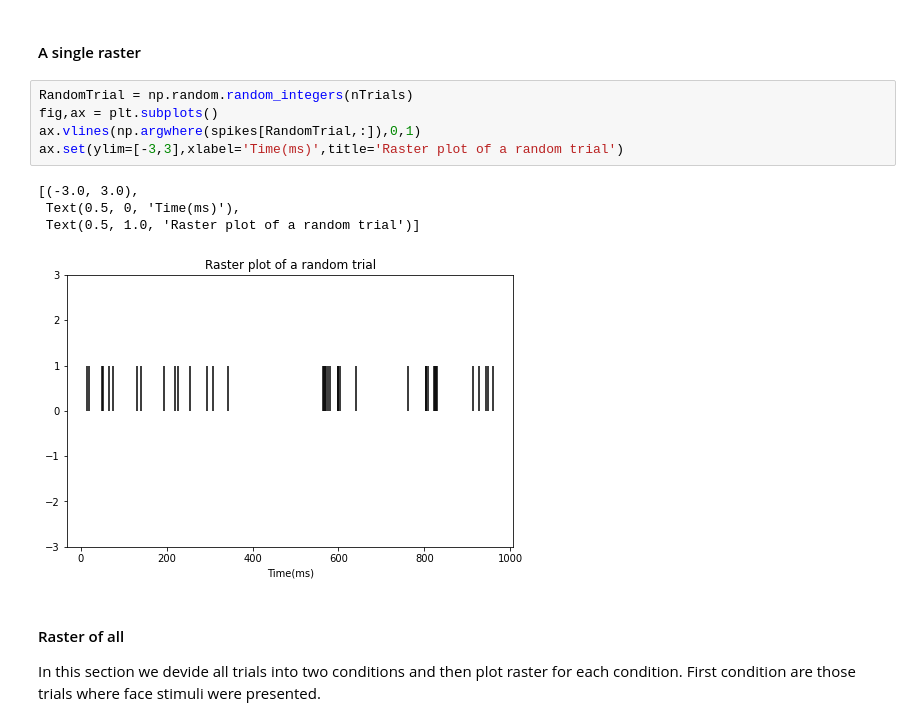
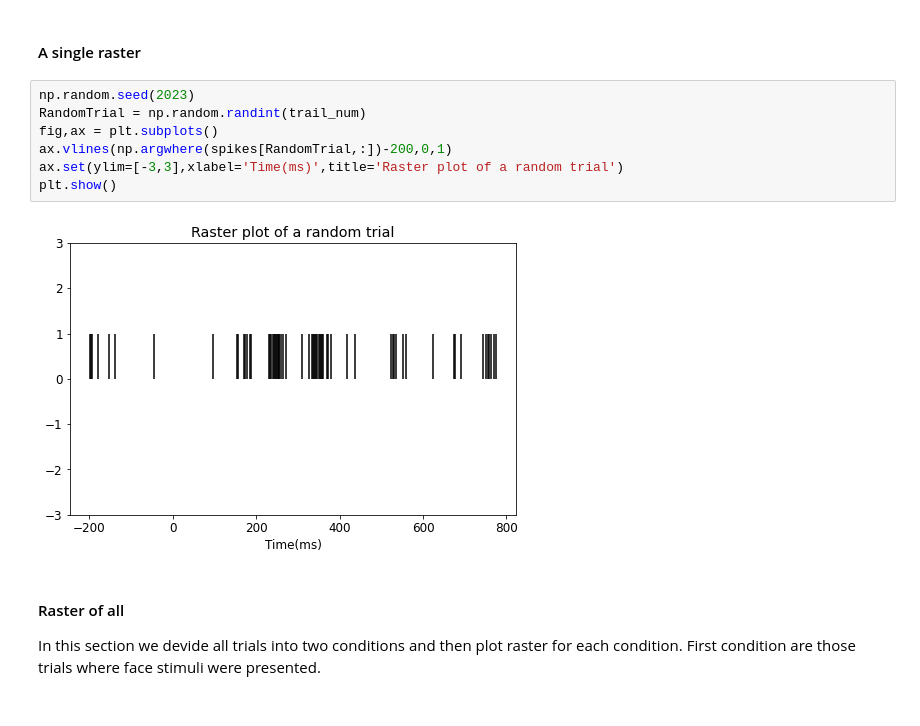
Before and after one commit to MiladQolami/Neural-Data-Analysis, a Jupyter notebook: MainCode.ipynb, the cells around one changed output. Saved outputs shown, nothing was run; the diff lists cells and outputs as text.

```diff
--- a/MainCode.ipynb
+++ b/MainCode.ipynb
@@ -51,15 +51,14 @@ trail_num = np.shape(spikes)[0]
 # %% [markdown]
 #### A single raster
 # %%
-RandomTrial = np.random.random_integers(nTrials)
+np.random.seed(2023)
+RandomTrial = np.random.randint(trail_num)
 fig,ax = plt.subplots()
-ax.vlines(np.argwhere(spikes[RandomTrial,:]),0,1)
+ax.vlines(np.argwhere(spikes[RandomTrial,:])-200,0,1)
 ax.set(ylim=[-3,3],xlabel='Time(ms)',title='Raster plot of a random trial')
+plt.show()
 # %% [output]
-[(-3.0, 3.0),
- Text(0.5, 0, 'Time(ms)'),
- Text(0.5, 1.0, 'Raster plot of a random trial')]
-[figure, old version]
+[figure, new version]
 # %% [markdown]
   #### Raster of all
   In this section we devide all trials into two conditions and then plot raster for each condition. First condition are those trials where face stimuli were presented.
```
Also changed, not shown: parts of 5 cells of this notebook.
